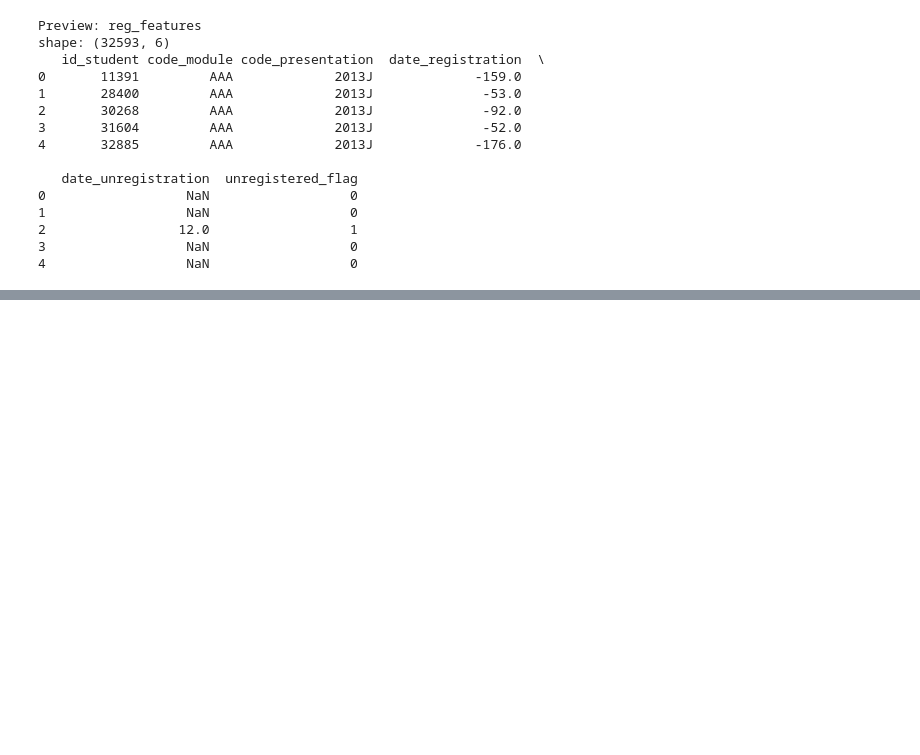
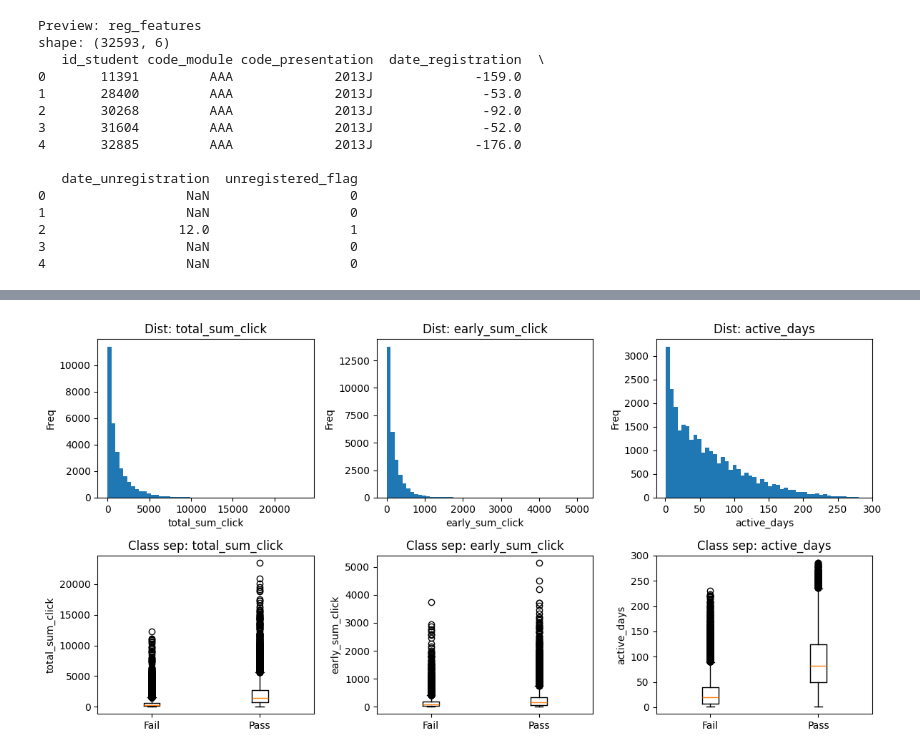
Before and after one commit to thanminh24/dbm-project, a Jupyter notebook: Prj_DBM_Final.ipynb, the cells around one changed output, grey strips where cells are left out. Cells and saved outputs as stored; diff of their text form; code cells hidden in the pictures; blank space fills up the shorter version.

```diff
--- a/Prj_DBM_Final.ipynb
+++ b/Prj_DBM_Final.ipynb
@@ -459,18 +394,0 @@ After dropping zero-activity rows: (25766, 57)
-# %%
-# --- 4.6 Outlier handling (winsorize at 1st/99th percentile)
-outlier_cols = [
-    'total_sum_click','early_sum_click','active_days','overall_grade',
-    'mean_score','late_submissions','exam_weighted','non_exam_weighted'
-]
-cap_rows = []
-for c in outlier_cols:
-    if c in final_data.columns:
-        low, high = final_data[c].quantile([0.01, 0.99])
-        cap_rows.append({'feature': c, 'p01': low, 'p99': high})
-        final_data[c] = final_data[c].clip(lower=low, upper=high)
-
-cap_df = pd.DataFrame(cap_rows)
-if len(cap_df):
-    cap_df
-else:
-    print('No outlier columns found to cap.')
@@ -1073,0 +499,31 @@ The dataset is large and realistic. Future work can explore time-window features
+# %%
+# --- EDA: distributions + class separation (selected numeric features)
+key_num = [
+    'total_sum_click','early_sum_click','active_days','clicks_per_active_day',
+    'distinct_activity_types','activity_entropy','top_type_share',
+    'module_presentation_length','registration_lead_days','date_registration'
+]
+cols = [c for c in key_num if c in final_data.columns]
+
+ncols = 3
+nrows = 2
+fig, axes = plt.subplots(nrows, ncols, figsize=(4*ncols, 6))
+
+for i, col in enumerate(cols[:ncols]):
+    ax = axes[0, i]
+    ax.hist(final_data[col].dropna(), bins=50)
+    ax.set_title(f'Dist: {col}')
+    ax.set_xlabel(col)
+    ax.set_ylabel('Freq')
+
+    ax2 = axes[1, i]
+    pass_vals = final_data.loc[final_data['final_result_upd_numeric']==1, col]
+    fail_vals = final_data.loc[final_data['final_result_upd_numeric']==0, col]
+    ax2.boxplot([fail_vals.dropna(), pass_vals.dropna()], labels=['Fail','Pass'])
+    ax2.set_title(f'Class sep: {col}')
+    ax2.set_ylabel(col)
+
+plt.tight_layout()
+plt.show()
+# %% [output]
+[figure, added]
```
Also changed, not shown: parts of 77 cells of this notebook, 15 other files.
